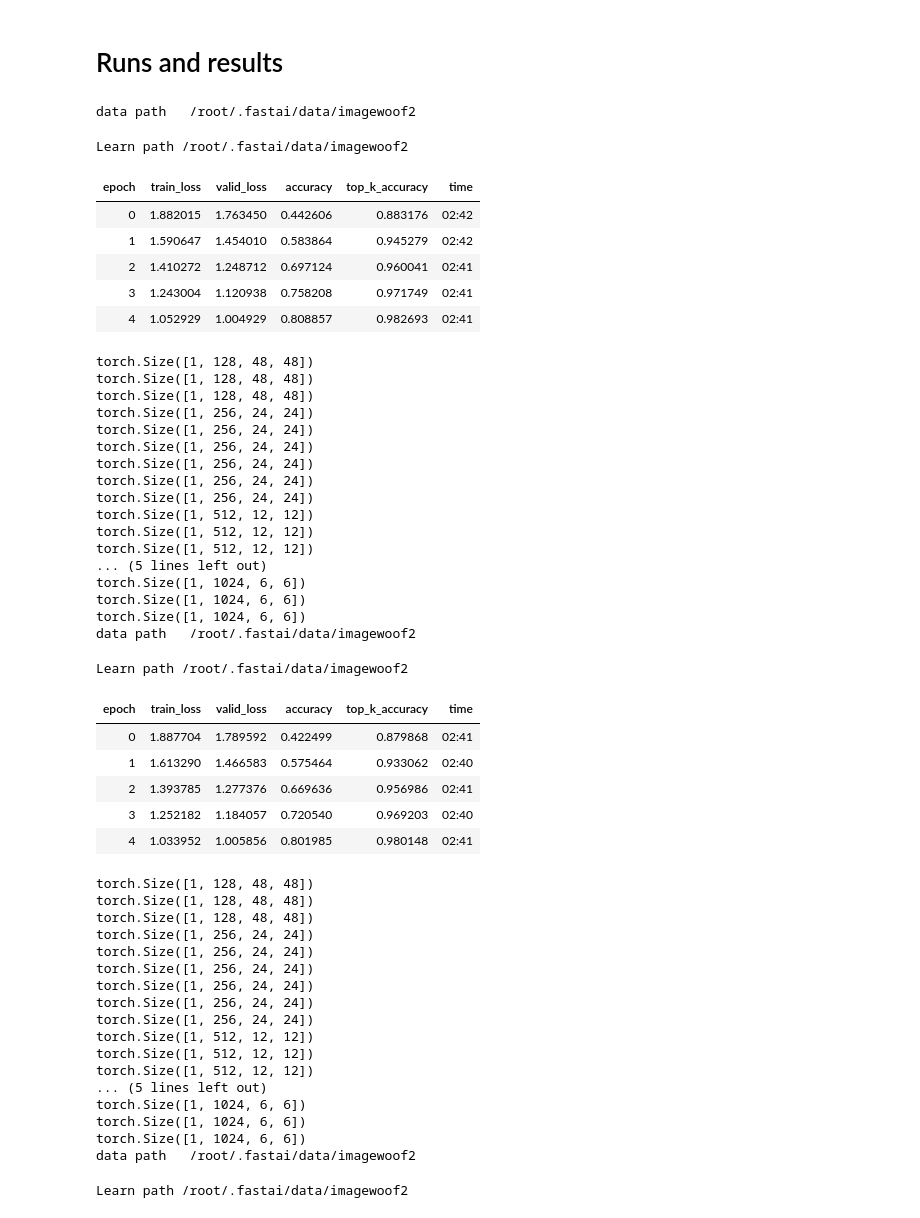
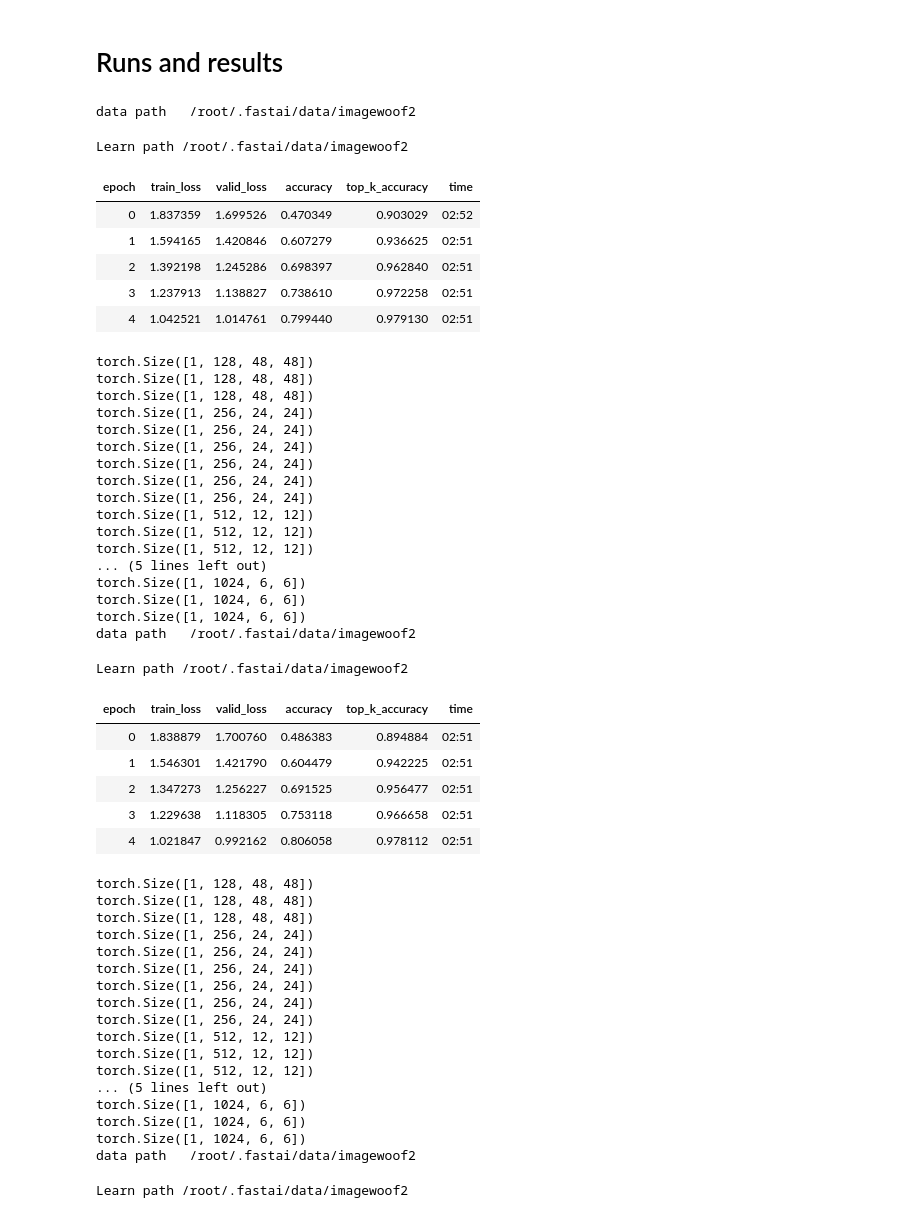
Before and after one commit to liuyao12/Ranger-Mish-ImageWoof-5, a Jupyter notebook: Woof_128_ConvTwist_separable.ipynb, the cells around one changed output. Drawn from its saved outputs; the diff is of its cells as text; code cells hidden in the pictures.

```diff
--- a/Woof_128_ConvTwist_separable.ipynb
+++ b/Woof_128_ConvTwist_separable.ipynb
@@ -62,27 +64,26 @@ class ConvTwist(nn.Module):  # replacing 3x3 Conv2d with in_channels=out_channel
     def __init__(self, ni, nf):
         super(ConvTwist, self).__init__()
         self.twist = True # and n>=128
+        self.iters = 3 if ni<=256 else 1
+        self.conv = nn.Conv2d(ni, ni, kernel_size=3, padding=1, bias=False, groups=ni)
         if self.twist:
             self.expansion = 2
             ni *= self.expansion
-            self.conv = nn.Conv2d(ni, ni, kernel_size=3, padding=1, bias=False, groups=ni)
             Dx = torch.Tensor([[-1,0,1],[-2,0,2],[-1,0,1]]).view(1,1,3,3)
             Dy = torch.Tensor([[1,2,1],[0,0,0],[-1,-2,-1]]).view(1,1,3,3)
             self.DD = torch.cat([Dx,Dy]*(ni//2), dim=0)
             self.conv1x1 = nn.Conv2d(ni, ni, kernel_size=1, bias=False, groups=1)
             self.mask = torch.zeros((ni,ni,1,1))
             for i in range(ni//2-1):
-                self.mask[i*2:i*2+4,i*2:i*2+4] = 1
-            self.iters = 3 if ni<=256 else 1
+                self.mask[i*2:i*2+2,i*2:i*2+2] = 1
             self.XY = None
-        else:
-            self.conv = nn.Conv2d(ni, ni, kernel_size=3, padding=1, bias=False, groups=1)
 
     def forward(self, x):
         N,C,H,W = x.size()
+        out = x
         if self.twist:
             CC = C*self.expansion
-            out = x.unsqueeze(2).expand(N,C,CC//C,H,W).reshape(N,CC,H,W)
+            double = x.unsqueeze(2).expand(N,C,CC//C,H,W).reshape(N,CC,H,W)
             if self.XY is None:
                 XX = torch.from_numpy(np.indices((1,1,H,W))[3]*2/W-1)
                 YY = torch.from_numpy(np.indices((1,1,H,W))[2]*2/H-1)
@@ -90,19 +91,19 @@ class ConvTwist(nn.Module):  # replacing 3x3 Conv2d with in_channels=out_channel
                 print(self.XY.size())
                 self.DD = self.DD.to(x.device)
                 self.mask = self.mask.to(x.device)
-            pdf = F.relu(out)+0.01
+            pdf = F.relu(double)+0.01
             total = pdf.sum((2,3))
             XYbar = (self.XY*pdf).sum((2,3))/total
             XY = self.XY-XYbar[:,:,None,None]
-            self.conv1x1.weight.data = self.conv1x1.weight*self.mask
+            self.conv1x1.weight.data = self.conv1x1.weight*self.mask # making self.conv1x1 with groups of 2 channels only
             for i in range(self.iters):
-                # if i>0: double = out.unsqueeze(2).expand(N,C,CC//C,H,W).reshape(N,CC,H,W)
-                twist = F.conv2d(out, self.DD, padding=1, groups=CC)
-                twist = self.conv1x1(XY*twist)
-                out = out + self.conv(out) + twist
-            out = out.view(N,C,CC//C,H,W).sum(2) - x
+                if i>0: double = out.unsqueeze(2).expand(N,C,CC//C,H,W).reshape(N,CC,H,W)
+                twist = F.conv2d(double, self.DD, padding=1, groups=CC)
+                twist = XY*self.conv1x1(twist)
+                out = out + self.conv(out) + twist.view(N,C,CC//C,H,W).sum(2)
+            out = out - x
         else:
-            out = self.conv(x)
+            out = self.conv(out)
         return out
 # %%
 A = torch.arange(12).view(3,4)
@@ -182,22 +183,22 @@ res = []
 # %% [markdown]
 # Runs and results
 # %%
-epochs = [5]*3
+epochs = [5,5,5]
 for e in epochs:
     mixup=0 if e<20 else 0.2
     learn = get_learn(model=model, size=192, bs=32, mixup=mixup)
     learn.fit_fc(e, lr=4e-3, moms=(0.95,0.95), start_pct=0.72)
     res += [learn.recorder.metrics[-1][0].item()]
 print([round(x, 6) for x in res], sum(res)/len(res))
 # %% [output]
 data path   /root/.fastai/data/imagewoof2
 Learn path /root/.fastai/data/imagewoof2
 | epoch | train_loss | valid_loss | accuracy | top_k_accuracy | time |
-| 0 | 1.882015 | 1.763450 | 0.442606 | 0.883176 | 02:42 |
-| 1 | 1.590647 | 1.454010 | 0.583864 | 0.945279 | 02:42 |
-| 2 | 1.410272 | 1.248712 | 0.697124 | 0.960041 | 02:41 |
-| 3 | 1.243004 | 1.120938 | 0.758208 | 0.971749 | 02:41 |
-| 4 | 1.052929 | 1.004929 | 0.808857 | 0.982693 | 02:41 |
+| 0 | 1.837359 | 1.699526 | 0.470349 | 0.903029 | 02:52 |
+| 1 | 1.594165 | 1.420846 | 0.607279 | 0.936625 | 02:51 |
+| 2 | 1.392198 | 1.245286 | 0.698397 | 0.962840 | 02:51 |
+| 3 | 1.237913 | 1.138827 | 0.738610 | 0.972258 | 02:51 |
+| 4 | 1.042521 | 1.014761 | 0.799440 | 0.979130 | 02:51 |
 torch.Size([1, 128, 48, 48])
 torch.Size([1, 128, 48, 48])
 torch.Size([1, 128, 48, 48])
@@ -217,11 +218,11 @@ torch.Size([1, 1024, 6, 6])
 data path   /root/.fastai/data/imagewoof2
 Learn path /root/.fastai/data/imagewoof2
 | epoch | train_loss | valid_loss | accuracy | top_k_accuracy | time |
-| 0 | 1.887704 | 1.789592 | 0.422499 | 0.879868 | 02:41 |
-| 1 | 1.613290 | 1.466583 | 0.575464 | 0.933062 | 02:40 |
-| 2 | 1.393785 | 1.277376 | 0.669636 | 0.956986 | 02:41 |
-| 3 | 1.252182 | 1.184057 | 0.720540 | 0.969203 | 02:40 |
-| 4 | 1.033952 | 1.005856 | 0.801985 | 0.980148 | 02:41 |
+| 0 | 1.838879 | 1.700760 | 0.486383 | 0.894884 | 02:51 |
+| 1 | 1.546301 | 1.421790 | 0.604479 | 0.942225 | 02:51 |
+| 2 | 1.347273 | 1.256227 | 0.691525 | 0.956477 | 02:51 |
+| 3 | 1.229638 | 1.118305 | 0.753118 | 0.966658 | 02:51 |
+| 4 | 1.021847 | 0.992162 | 0.806058 | 0.978112 | 02:51 |
 torch.Size([1, 128, 48, 48])
 torch.Size([1, 128, 48, 48])
 torch.Size([1, 128, 48, 48])
```
Also changed, not shown: parts of 8 cells of this notebook.
